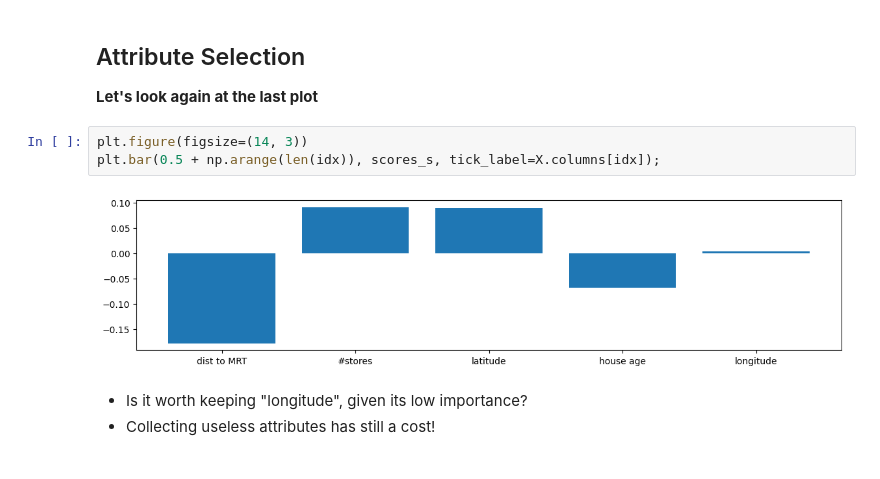
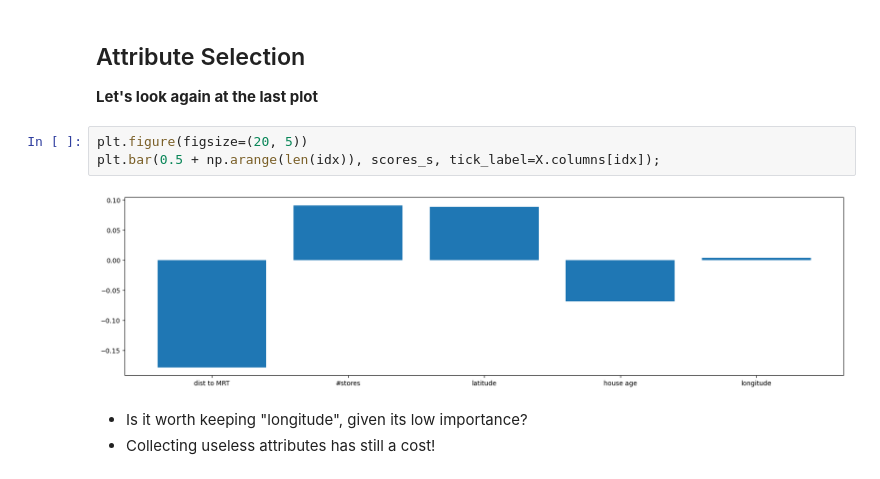
Before and after one commit to corso-marchesini-2026/interactive-lectures, a Jupyter notebook: notebooks/1.5. Regularization.ipynb, the cells around one changed output. Saved outputs shown, nothing was run; the diff lists cells and outputs as text.

```diff
--- a/notebooks/1.5. Regularization.ipynb
+++ b/notebooks/1.5. Regularization.ipynb
@@ -161,10 +161,10 @@ plt.bar(0.5 + np.arange(len(idx)), scores_s, tick_label=X.columns[idx]);
 
 **Let's look again at the last plot**
 # %%
-plt.figure(figsize=(14, 3))
+plt.figure(figsize=(20, 5))
 plt.bar(0.5 + np.arange(len(idx)), scores_s, tick_label=X.columns[idx]);
 # %% [output]
-[figure, old version]
+[figure, new version]
 # %% [markdown]
 * Is it worth keeping "longitude", given its low importance?
 * Collecting useless attributes has still a cost!
```
Also changed, not shown: parts of 3 cells of this notebook, 13 other files.
